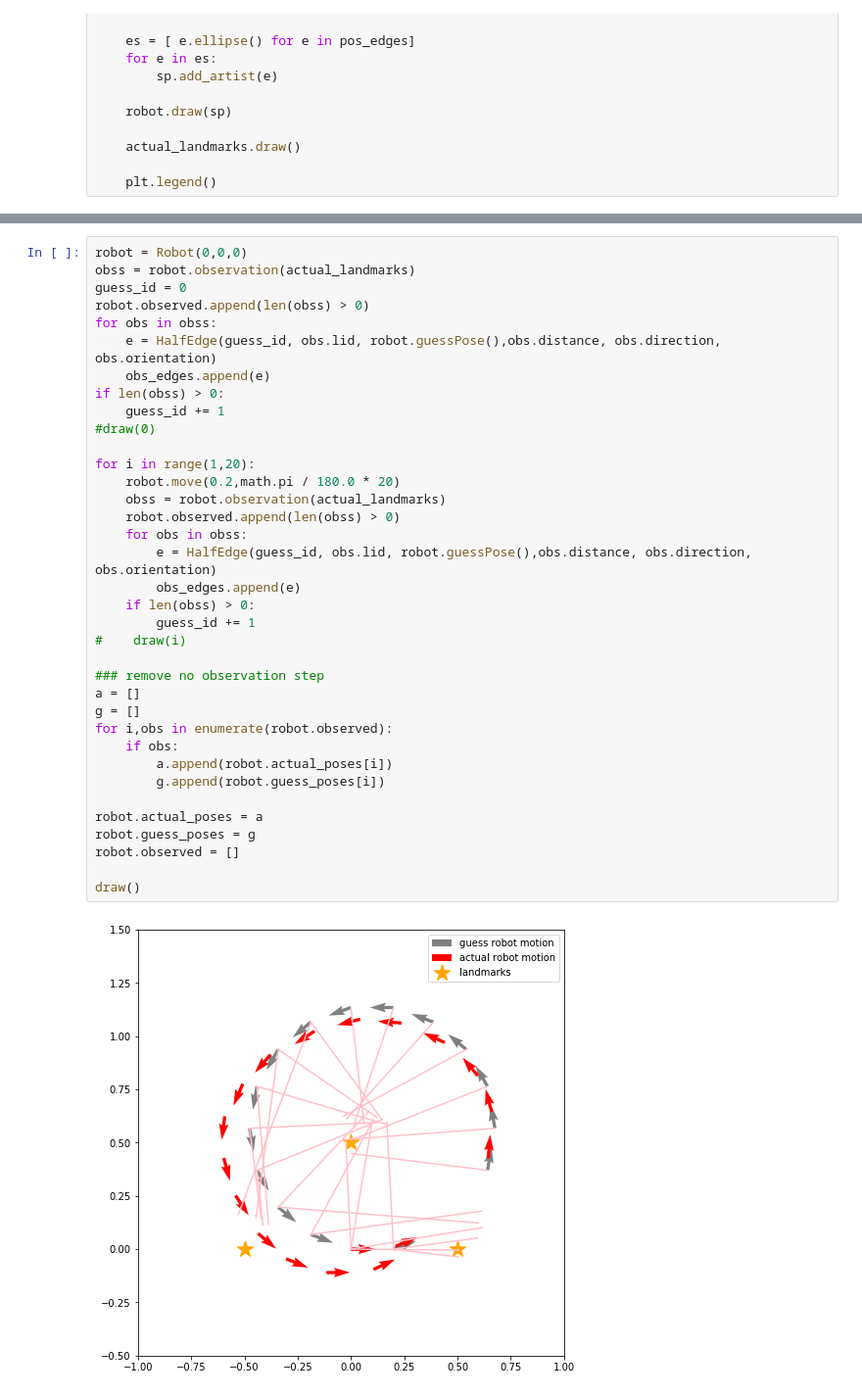
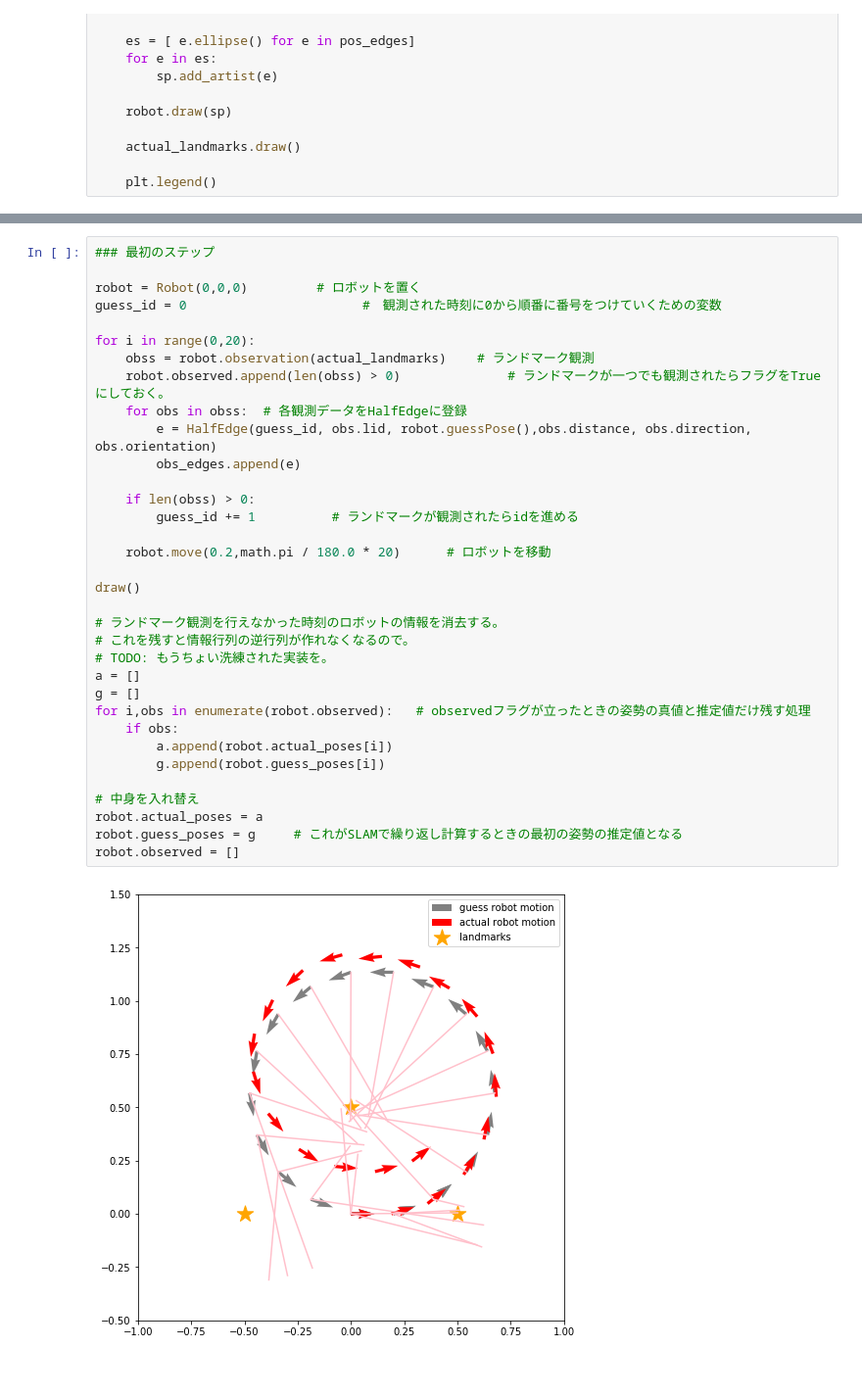
Before and after one commit to ryuichiueda/probrobo_practice, a Jupyter notebook: graph-based_SLAM/graph-based_slam.ipynb, the cells around one changed output, grey strips where cells are left out. Shown at 98% size. Drawn from its saved outputs; the diff is of its cells as text.

```diff
--- a/graph-based_SLAM/graph-based_slam.ipynb
+++ b/graph-based_SLAM/graph-based_slam.ipynb
@@ -358,38 +366,36 @@ def draw(i=0):
 # %%
-robot = Robot(0,0,0)
-obss = robot.observation(actual_landmarks)
-guess_id = 0
-robot.observed.append(len(obss) > 0)
-for obs in obss:
-    e = HalfEdge(guess_id, obs.lid, robot.guessPose(),obs.distance, obs.direction, obs.orientation)
-    obs_edges.append(e)
-if len(obss) > 0:
-    guess_id += 1
-#draw(0)
+### 最初のステップ
 
-for i in range(1,20):
-    robot.move(0.2,math.pi / 180.0 * 20)
-    obss = robot.observation(actual_landmarks)
-    robot.observed.append(len(obss) > 0)
-    for obs in obss:
+robot = Robot(0,0,0)         # ロボットを置く
+guess_id = 0                       #　観測された時刻に0から順番に番号をつけていくための変数
+
+for i in range(0,20):
+    obss = robot.observation(actual_landmarks)    # ランドマーク観測
+    robot.observed.append(len(obss) > 0)              # ランドマークが一つでも観測されたらフラグをTrueにしておく。
+    for obs in obss:  # 各観測データをHalfEdgeに登録
         e = HalfEdge(guess_id, obs.lid, robot.guessPose(),obs.distance, obs.direction, obs.orientation)
         obs_edges.append(e)
+
     if len(obss) > 0:
-        guess_id += 1
-#    draw(i)
+        guess_id += 1          # ランドマークが観測されたらidを進める
 
-### remove no observation step
+    robot.move(0.2,math.pi / 180.0 * 20)      # ロボットを移動
+
+draw()
+
+# ランドマーク観測を行えなかった時刻のロボットの情報を消去する。
+# これを残すと情報行列の逆行列が作れなくなるので。
+# TODO: もうちょい洗練された実装を。
 a = []
 g = []
-for i,obs in enumerate(robot.observed):
+for i,obs in enumerate(robot.observed):   # observedフラグが立ったときの姿勢の真値と推定値だけ残す処理
     if obs:
         a.append(robot.actual_poses[i])
         g.append(robot.guess_poses[i])
 
+# 中身を入れ替え
 robot.actual_poses = a
-robot.guess_poses = g
+robot.guess_poses = g     # これがSLAMで繰り返し計算するときの最初の姿勢の推定値となる
 robot.observed = []
-
-draw()
 # %% [output]
-[figure, old version]
+[figure, new version]
```
Also changed, not shown: parts of 7 cells of this notebook.
